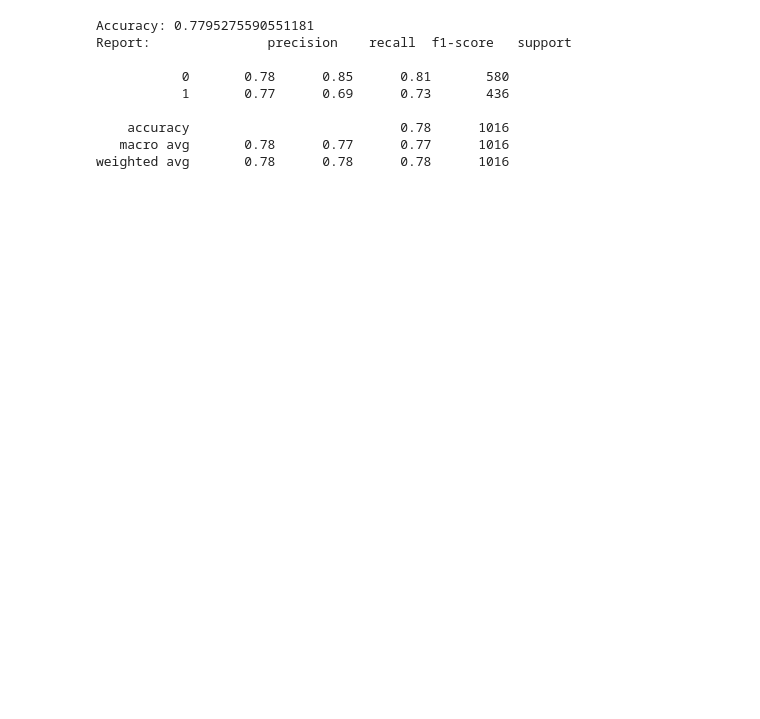
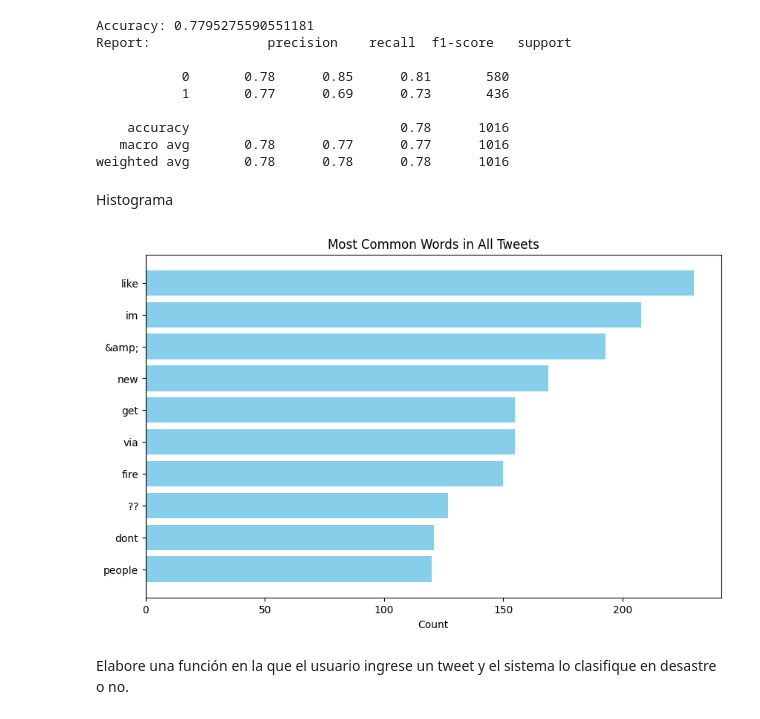
Before and after one commit to alv18051/DS4, a Jupyter notebook: lab4.ipynb, the cells around one changed output. Cells and saved outputs as stored; diff of their text form; code cells hidden in the pictures; blank space fills up the shorter version.

```diff
--- a/lab4.ipynb
+++ b/lab4.ipynb
@@ -182,3 +180,37 @@ Report:               precision    recall  f1-score   support
     accuracy                           0.78      1016
    macro avg       0.78      0.77      0.77      1016
 weighted avg       0.78      0.78      0.78      1016
+# %% [markdown]
+Histograma
+# %%
+# Preprocess the text without removing stopwords
+def preprocess_text_no_stopwords(text):
+    # Convert text to lowercase
+    text = text.lower()
+    # Remove special characters and URLs
+    text = re.sub(r"[#@\'/-]", "", text)
+    text = re.sub(r'https?://\S+|www\.\S+', '', text)
+    return text
+
+df['processed_text'] = df['text'].apply(preprocess_text_no_stopwords)
+
+# Get the most common words
+all_words = ' '.join(df['processed_text']).split()
+common_words_all = Counter(all_words).most_common(10)
+
+common_words_all
+
+words, counts = zip(*common_words_all)
+
+# Create the histogram
+plt.figure(figsize=(10, 6))
+plt.barh(words, counts, color='skyblue')
+plt.xlabel('Count')
+plt.title('Most Common Words in All Tweets')
+plt.gca().invert_yaxis()
+plt.show()
+# %% [output]
+[figure, added]
+# %% [markdown]
+Elabore una función en la que el usuario ingrese un tweet y el sistema lo clasifique en desastre
+o no.
```
Also changed, not shown: parts of 5 cells of this notebook.
